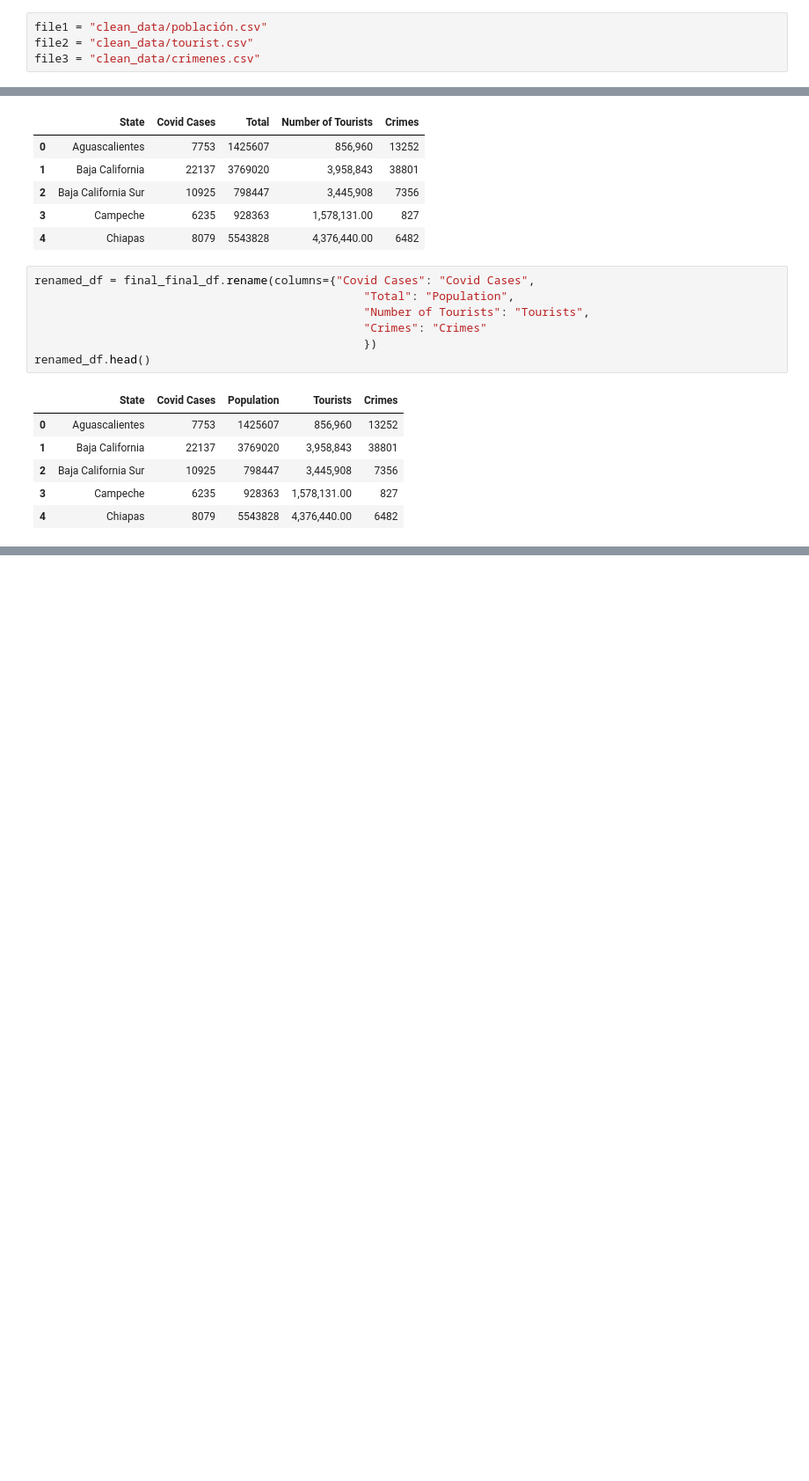
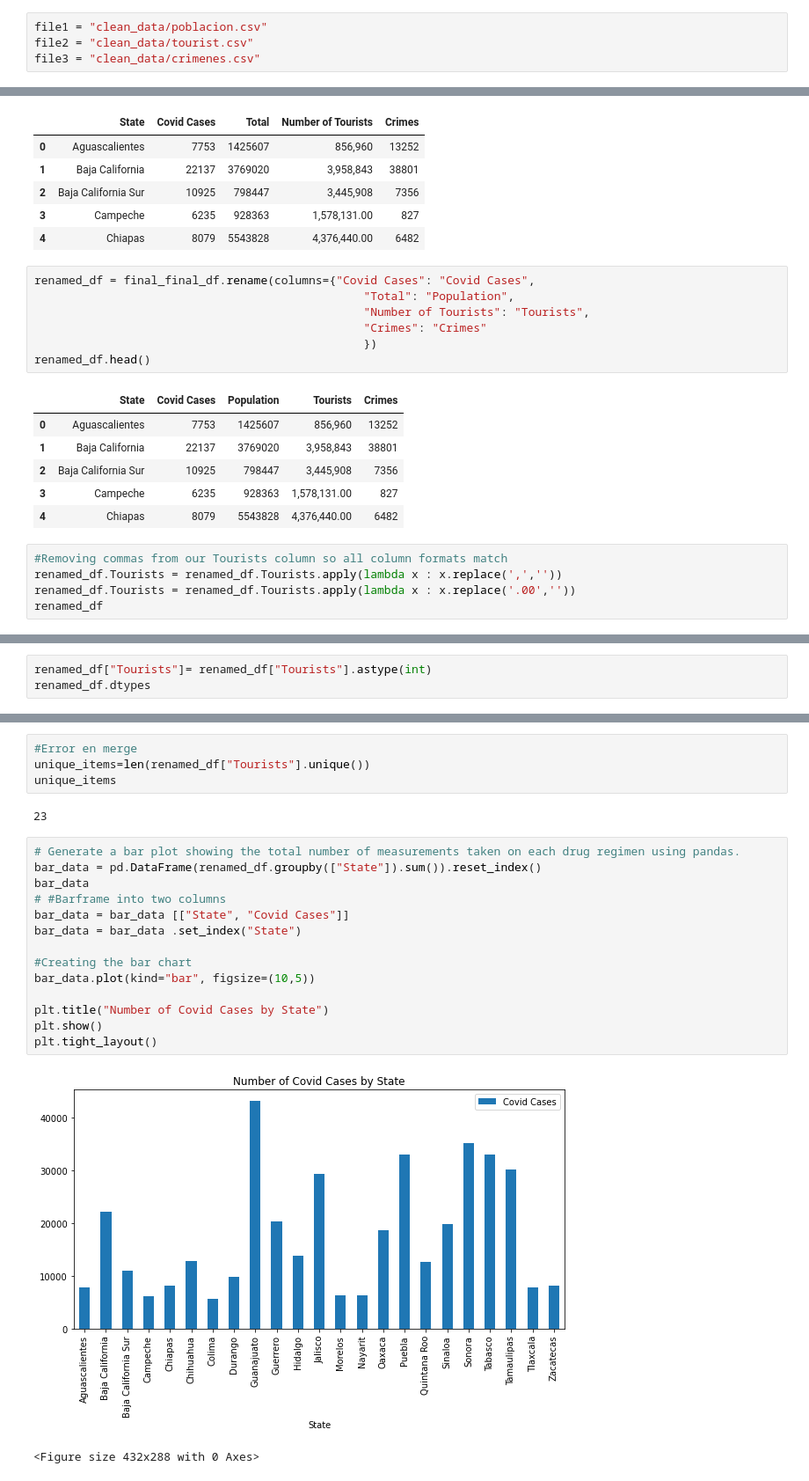
Before and after one commit to robmir22/Project1_Pygmalion, a Jupyter notebook: Project_Pygmalion.ipynb, the cells around one changed output, grey strips where cells are left out. Shown at 88% size. Saved outputs shown, nothing was run; the diff lists cells and outputs as text; blank space fills up the shorter version.

```diff
--- a/Project_Pygmalion.ipynb
+++ b/Project_Pygmalion.ipynb
@@ -124,7 +124,7 @@ print(f"COVID19 infected data has been updated succesfully")
 # %% [output]
 COVID19 infected data has been updated succesfully
 # %%
-file1 = "clean_data/población.csv"
+file1 = "clean_data/poblacion.csv"
 file2 = "clean_data/tourist.csv"
 file3 = "clean_data/crimenes.csv"
 # %%
@@ -212,3 +212,8 @@ renamed_df.head()
 | 2 | Baja California Sur | 10925 | 798447 | 3,445,908 | 7356 |
 | 3 | Campeche | 6235 | 928363 | 1,578,131.00 | 827 |
 | 4 | Chiapas | 8079 | 5543828 | 4,376,440.00 | 6482 |
+# %%
+#Removing commas from our Tourists column so all column formats match
+renamed_df.Tourists = renamed_df.Tourists.apply(lambda x : x.replace(',',''))
+renamed_df.Tourists = renamed_df.Tourists.apply(lambda x : x.replace('.00',''))
+renamed_df
@@ -214,0 +238,3 @@ renamed_df.head()
+# %%
+renamed_df["Tourists"]= renamed_df["Tourists"].astype(int)
+renamed_df.dtypes
@@ -214,0 +351,23 @@ renamed_df.head()
+# %%
+#Error en merge
+unique_items=len(renamed_df["Tourists"].unique())
+unique_items
+# %% [output]
+23
+# %%
+# Generate a bar plot showing the total number of measurements taken on each drug regimen using pandas.
+bar_data = pd.DataFrame(renamed_df.groupby(["State"]).sum()).reset_index()
+bar_data
+# #Barframe into two columns
+bar_data = bar_data [["State", "Covid Cases"]]
+bar_data = bar_data .set_index("State")
+
+#Creating the bar chart
+bar_data.plot(kind="bar", figsize=(10,5))
+
+plt.title("Number of Covid Cases by State")
+plt.show()
+plt.tight_layout()
+# %% [output]
+[figure, added]
+<Figure size 432x288 with 0 Axes>
```
Also changed, not shown: parts of 13 cells of this notebook.
